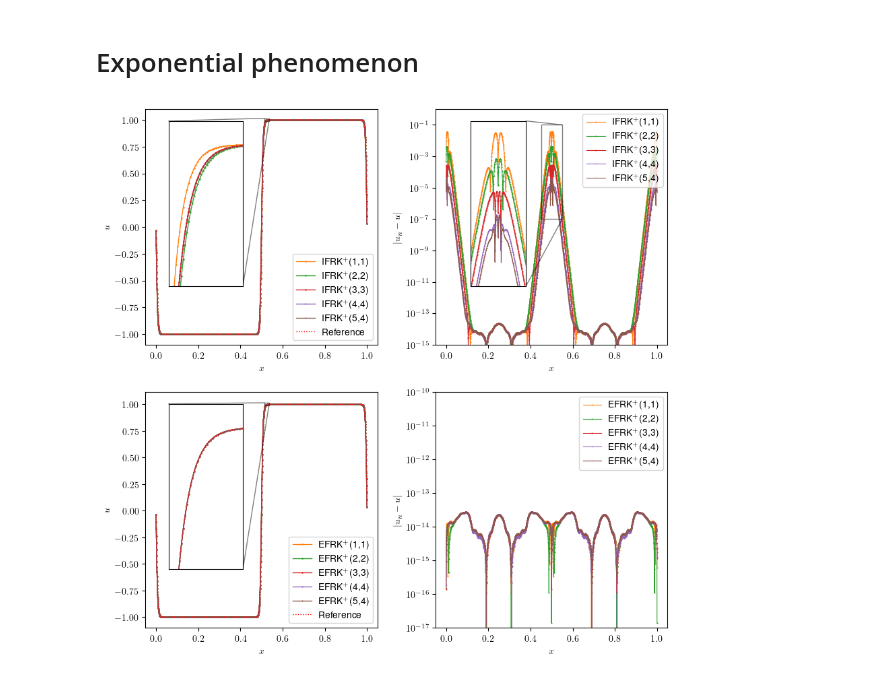
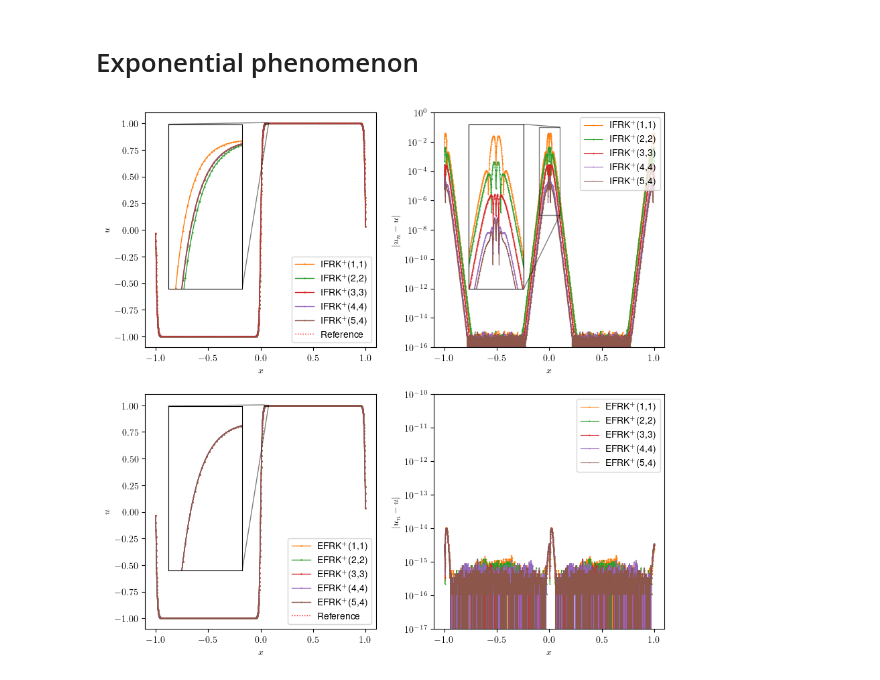
Before and after one commit to HaifengWang1031/integrating-factor-Runge-Kutta-methods, a Jupyter notebook: Code/Expriments.ipynb, the cells around one changed output. Cells and saved outputs as stored; diff of their text form; code cells hidden in the pictures.

```diff
--- a/Code/Expriments.ipynb
+++ b/Code/Expriments.ipynb
@@ -578,16 +577,24 @@ fig.savefig("stability_region.pdf",dpi=300,bbox_inches="tight",pad_inches=0.2)
 # %% [markdown]
 # Exponential phenomenon
 # %%
-eps = 0.005
+eps = 0.01
 t_period = 20
-s_domain = (0,1)
+s_domain = (-1,1)
 N = 2048
 discrete_num = N
 time_step = 2**-2
 xn = np.linspace(s_domain[0],s_domain[1],N+1)
 initial_condition = np.ones_like(xn)
 initial_condition[:N//2] = -1
+# initial_condition = np.tanh((0.5-np.abs(xn))/(np.sqrt(2)*eps))
 
 boundary_condition = "periodic"
 potential = "ginzburg_landau_nonlocal"
+# %%
+solver = Allen_Cahn_fSolver_1D(eps,2e-10,s_domain,1e-3,discrete_num,initial_condition,boundary_condition,potential,step_method="EFRK4")
+u = initial_condition[:-1]
+
+while np.max(np.abs(solver.residual(u))) >= 1e-13:
+    u = solver.FE(u)
+initial_condition = u;initial_condition = np.hstack([initial_condition,initial_condition[0]])
 # %%
@@ -635,7 +642,7 @@ ax.plot(ac_ifrk2.xh[:-1],ac_ifrk2.U[-1]  ,linewidth=1,color="C2",marker="p",mark
 ax.plot(ac_ifrk3.xh[:-1],ac_ifrk3.U[-1]  ,linewidth=1,color="C3",marker="h",markersize=.8,label=r"IFRK${}^+$(3,3)")
 ax.plot(ac_ifrk4.xh[:-1],ac_ifrk4.U[-1]  ,linewidth=1,color="C4",marker=">",markersize=.8,label=r"IFRK${}^+$(4,4)")
 ax.plot(ac_ifrk54.xh[:-1],ac_ifrk54.U[-1],linewidth=1,color="C5",marker="*",markersize=.8,label=r"IFRK${}^+$(5,4)")
-ax.plot(reference_solver.xh[:-1],reference_solver.U[-1],"r:",linewidth=1,label=r"Reference")
+ax.plot(xn[:-1],initial_condition[:-1],"r:",linewidth=1,label=r"Reference")
 ax.legend(loc = "lower right")
 ax.set_ylim(-1.1,1.1)
 ax.set_xlabel("$x$")
@@ -647,37 +654,37 @@ axins.plot(ac_ifrk2.xh[:-1],ac_ifrk2.U[-1]  ,linewidth=1,color="C2",marker="p",m
 axins.plot(ac_ifrk3.xh[:-1],ac_ifrk3.U[-1]  ,linewidth=1,color="C3",marker="h",markersize=.8,label=r"IFRK${}^+$(3,3)")
 axins.plot(ac_ifrk4.xh[:-1],ac_ifrk4.U[-1]  ,linewidth=1,color="C4",marker=">",markersize=.8,label=r"IFRK${}^+$(4,4)")
 axins.plot(ac_ifrk54.xh[:-1],ac_ifrk54.U[-1],linewidth=1,color="C5",marker="*",markersize=.8,label=r"IFRK${}^+$(5,4)")
-axins.plot(reference_solver.xh[:-1],reference_solver.U[-1],"r:",label=r"Reference")
-axins.set_xlim(0.52,0.54)
-axins.set_ylim(0.997,1.0005)
+axins.plot(xn[-1],initial_condition[-1],"r:",linewidth=1,label=r"Reference")
+axins.set_xlim(0.04,0.07)
+axins.set_ylim(0.997,1.0003)
 axins.set_xticks([])
 axins.set_yticks([])
 axins2 = ax.inset_axes([0.1,0.25,0.32,0.7])
 axins2.set_axis_off()
-axins2.set_xlim(0.515,0.535)
-axins2.set_ylim(0.99,1.015)
+axins2.set_xlim(0.035,0.075)
+axins2.set_ylim(0.995,1.005)
 ax.indicate_inset_zoom(axins2, edgecolor="black")
 
 
 ax = plt.subplot(2,2,2)
-ax.plot(ac_ifrk1.xh[:-1], np.abs(reference_solver.U[-1]-ac_ifrk1.U[-1]) ,marker="8",linewidth = 0.8,markersize=.5,color="C1",label=r"IFRK${}^+$(1,1)")
-ax.plot(ac_ifrk2.xh[:-1], np.abs(reference_solver.U[-1]-ac_ifrk2.U[-1]) ,marker="p",linewidth = 0.8,markersize=.5,color="C2",label=r"IFRK${}^+$(2,2)")
-ax.plot(ac_ifrk3.xh[:-1], np.abs(reference_solver.U[-1]-ac_ifrk3.U[-1]) ,marker="h",linewidth = 0.8,markersize=.5,color="C3",label=r"IFRK${}^+$(3,3)")
-ax.plot(ac_ifrk4.xh[:-1], np.abs(reference_solver.U[-1]-ac_ifrk4.U[-1]) ,marker=">",linewidth = 0.8,markersize=.5,color="C4",label=r"IFRK${}^+$(4,4)")
-ax.plot(ac_ifrk54.xh[:-1],np.abs(reference_solver.U[-1]-ac_ifrk54.U[-1]),marker="*",linewidth = 0.8,markersize=.5,color="C5",label=r"IFRK${}^+$(5,4)")
+ax.plot(ac_ifrk1.xh[:-1], np.abs(initial_condition[:-1]-ac_ifrk1.U[-1]) ,marker="8",linewidth = 0.8,markersize=.5,color="C1",label=r"IFRK${}^+$(1,1)")
+ax.plot(ac_ifrk2.xh[:-1], np.abs(initial_condition[:-1]-ac_ifrk2.U[-1]) ,marker="p",linewidth = 0.8,markersize=.5,color="C2",label=r"IFRK${}^+$(2,2)")
+ax.plot(ac_ifrk3.xh[:-1], np.abs(initial_condition[:-1]-ac_ifrk3.U[-1]) ,marker="h",linewidth = 0.8,markersize=.5,color="C3",label=r"IFRK${}^+$(3,3)")
+ax.plot(ac_ifrk4.xh[:-1], np.abs(initial_condition[:-1]-ac_ifrk4.U[-1]) ,marker=">",linewidth = 0.8,markersize=.5,color="C4",label=r"IFRK${}^+$(4,4)")
+ax.plot(ac_ifrk54.xh[:-1],np.abs(initial_condition[:-1]-ac_ifrk54.U[-1]),marker="*",linewidth = 0.8,markersize=.5,color="C5",label=r"IFRK${}^+$(5,4)")
 ax.set_yscale("log")
-ax.set_ylim(1e-15,1)
+ax.set_ylim(1e-16,1)
 ax.legend()
 ax.set_xlabel("$x$")
 ax.set_ylabel("$|u_n - u|$")
 
 axins = ax.inset_axes([0.15,0.25,0.24,0.7])
-axins.plot(ac_ifrk1.xh[:-1], np.abs(reference_solver.U[-1]-ac_ifrk1.U[-1]) ,marker="8",linewidth = 0.8,markersize=.5,color="C1",label=r"IFRK${}^+$(1,1)")
-axins.plot(ac_ifrk2.xh[:-1], np.abs(reference_solver.U[-1]-ac_ifrk2.U[-1]) ,marker="p",linewidth = 0.8,markersize=.5,color="C2",label=r"IFRK${}^+$(2,2)")
-axins.plot(ac_ifrk3.xh[:-1], np.abs(reference_solver.U[-1]-ac_ifrk3.U[-1]) ,marker="h",linewidth = 0.8,markersize=.5,color="C3",label=r"IFRK${}^+$(3,3)")
-axins.plot(ac_ifrk4.xh[:-1], np.abs(reference_solver.U[-1]-ac_ifrk4.U[-1]) ,marker=">",linewidth = 0.8,markersize=.5,color="C4",label=r"IFRK${}^+$(4,4)")
-axins.plot(ac_ifrk54.xh[:-1],np.abs(reference_solver.U[-1]-ac_ifrk54.U[-1]),marker="*",linewidth = 0.8,markersize=.5,color="C5",label=r"IFRK${}^+$(5,4)")
-axins.set_xlim(0.45,0.55)
+axins.plot(ac_ifrk1.xh[:-1], np.abs(initial_condition[:-1]-ac_ifrk1.U[-1]) ,marker="8",linewidth = 0.8,markersize=.5,color="C1",label=r"IFRK${}^+$(1,1)")
+axins.plot(ac_ifrk2.xh[:-1], np.abs(initial_condition[:-1]-ac_ifrk2.U[-1]) ,marker="p",linewidth = 0.8,markersize=.5,color="C2",label=r"IFRK${}^+$(2,2)")
+axins.plot(ac_ifrk3.xh[:-1], np.abs(initial_condition[:-1]-ac_ifrk3.U[-1]) ,marker="h",linewidth = 0.8,markersize=.5,color="C3",label=r"IFRK${}^+$(3,3)")
+axins.plot(ac_ifrk4.xh[:-1], np.abs(initial_condition[:-1]-ac_ifrk4.U[-1]) ,marker=">",linewidth = 0.8,markersize=.5,color="C4",label=r"IFRK${}^+$(4,4)")
+axins.plot(ac_ifrk54.xh[:-1],np.abs(initial_condition[:-1]-ac_ifrk54.U[-1]),marker="*",linewidth = 0.8,markersize=.5,color="C5",label=r"IFRK${}^+$(5,4)")
+axins.set_xlim(-0.1,0.1)
 axins.set_ylim(1e-7,1e-1)
 axins.set_yscale("log")
 axins.minorticks_off()
@@ -691,43 +698,43 @@ ax.plot(ac_efrk2.xh[:-1],ac_efrk2.U[-1]  ,linewidth=1,color="C2",marker="p",mark
 ax.plot(ac_efrk3.xh[:-1],ac_efrk3.U[-1]  ,linewidth=1,color="C3",marker="h",markersize=.8,label=r"EFRK${}^+$(3,3)")
 ax.plot(ac_efrk4.xh[:-1],ac_efrk4.U[-1]  ,linewidth=1,color="C4",marker=">",markersize=.8,label=r"EFRK${}^+$(4,4)")
 ax.plot(ac_efrk54.xh[:-1],ac_efrk54.U[-1],linewidth=1,color="C5",marker="*",markersize=.8,label=r"EFRK${}^+$(5,4)")
-ax.plot(reference_solver.xh[:-1],reference_solver.U[-1],"r:",linewidth=1,label=r"Reference")
+ax.plot(xn[-1],initial_condition[-1],"r:",linewidth=1,label=r"Reference")
 ax.legend(loc="lower right")
 ax.set_xlabel("$x$")
 ax.set_ylabel("$u$")
 
 axins = ax.inset_axes([0.1,0.25,0.32,0.7])
 axins.plot(ac_efrk1.xh[:-1],ac_efrk1.U[-1]  ,linewidth=1,color="C1",marker="8",markersize=.8,label=r"EFRK${}^+$(1,1)")
 axins.plot(ac_efrk2.xh[:-1],ac_efrk2.U[-1]  ,linewidth=1,color="C2",marker="p",markersize=.8,label=r"EFRK${}^+$(2,2)")
 axins.plot(ac_efrk3.xh[:-1],ac_efrk3.U[-1]  ,linewidth=1,color="C3",marker="h",markersize=.8,label=r"EFRK${}^+$(3,3)")
 axins.plot(ac_efrk4.xh[:-1],ac_efrk4.U[-1]  ,linewidth=1,color="C4",marker=">",markersize=.8,label=r"EFRK${}^+$(4,4)")
 axins.plot(ac_efrk54.xh[:-1],ac_efrk54.U[-1],linewidth=1,color="C5",marker="*",markersize=.8,label=r"EFRK${}^+$(5,4)")
-axins.plot(reference_solver.xh[:-1],reference_solver.U[-1],"r:",linewidth=1,label=r"Reference")
-axins.set_xlim(0.52,0.54)
-axins.set_ylim(0.997,1.0005)
+axins.plot(xn[-1],initial_condition[-1],"r:",linewidth=1,label=r"Reference")
+axins.set_xlim(0.04,0.07)
+axins.set_ylim(0.997,1.0003)
 axins.set_xticks([])
 axins.set_yticks([])
 axins2 = ax.inset_axes([0.1,0.25,0.32,0.7])
 axins2.set_axis_off()
-axins2.set_xlim(0.515,0.535)
-axins2.set_ylim(0.99,1.015)
+axins2.set_xlim(0.035,0.075)
+axins2.set_ylim(0.995,1.005)
 ax.indicate_inset_zoom(axins2, edgecolor="black")
 
 ax = plt.subplot(2,2,4)
-ax.plot(ac_efrk1.xh[:-1], np.abs(reference_solver.U[-1]-ac_efrk1.U[-1]), marker="8",linewidth=0.8,markersize=.5,color="C1",label=r"EFRK${}^+$(1,1)")
-ax.plot(ac_efrk2.xh[:-1], np.abs(reference_solver.U[-1]-ac_efrk2.U[-1]), marker="p",linewidth=0.8,markersize=.5,color="C2",label=r"EFRK${}^+$(2,2)")
-ax.plot(ac_efrk3.xh[:-1], np.abs(reference_solver.U[-1]-ac_efrk3.U[-1]), marker="h",linewidth=0.8,markersize=.5,color="C3",label=r"EFRK${}^+$(3,3)")
-ax.plot(ac_efrk4.xh[:-1], np.abs(reference_solver.U[-1]-ac_efrk4.U[-1]), marker=">",linewidth=0.8,markersize=.5,color="C4",label=r"EFRK${}^+$(4,4)")
-ax.plot(ac_efrk54.xh[:-1],np.abs(reference_solver.U[-1]-ac_efrk54.U[-1]),marker="*",linewidth=0.8,markersize=.5,color="C5",label=r"EFRK${}^+$(5,4)")
+ax.plot(ac_efrk1.xh[:-1], np.abs(initial_condition[:-1]-ac_efrk1.U[-1]), marker="8",linewidth=0.8,markersize=.5,color="C1",label=r"EFRK${}^+$(1,1)")
+ax.plot(ac_efrk2.xh[:-1], np.abs(initial_condition[:-1]-ac_efrk2.U[-1]), marker="p",linewidth=0.8,markersize=.5,color="C2",label=r"EFRK${}^+$(2,2)")
+ax.plot(ac_efrk3.xh[:-1], np.abs(initial_condition[:-1]-ac_efrk3.U[-1]), marker="h",linewidth=0.8,markersize=.5,color="C3",label=r"EFRK${}^+$(3,3)")
+ax.plot(ac_efrk4.xh[:-1], np.abs(initial_condition[:-1]-ac_efrk4.U[-1]), marker=">",linewidth=0.8,markersize=.5,color="C4",label=r"EFRK${}^+$(4,4)")
+ax.plot(ac_efrk54.xh[:-1],np.abs(initial_condition[:-1]-ac_efrk54.U[-1]),marker="*",linewidth=0.8,markersize=.5,color="C5",label=r"EFRK${}^+$(5,4)")
 ax.set_ylim(1e-17,1e-10)
 ax.set_yscale("log")
 ax.minorticks_off()
 ax.set_xlabel("$x$")
 ax.set_ylabel("$|u_n - u|$")
 ax.legend()
 
 plt.subplots_adjust(wspace=0.25)
-plt.savefig("exponential_phenonmen.pdf",bbox_inches="tight",dpi = 300)
+# plt.savefig("exponential_phenonmen.pdf",bbox_inches="tight",dpi = 300)
 print()
 # %% [output]
-[figure, old version]
+[figure, new version]
```
Also changed, not shown: parts of 2 cells of this notebook, 1 other file.
